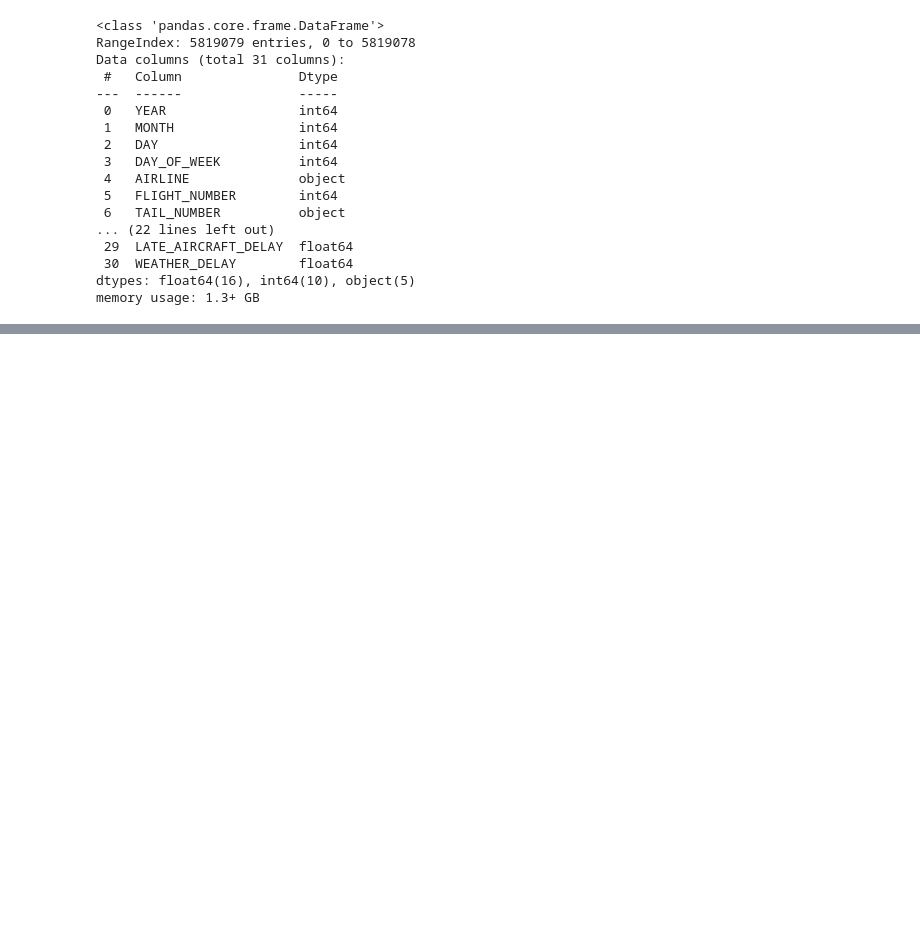
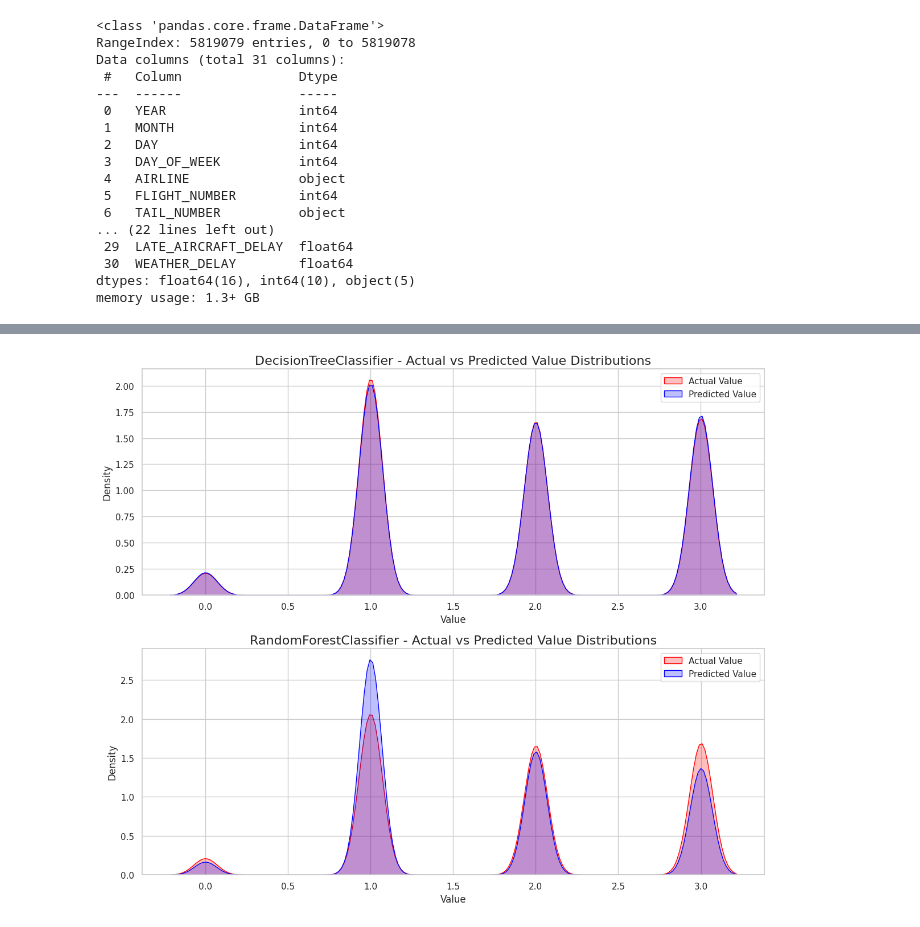
Before and after one commit to SavinduWickr/Flight_Price-Delay_Prediction, a Jupyter notebook: Delay_prediction/Models-Delay.ipynb, the cells around one changed output, grey strips where cells are left out. Saved outputs shown, nothing was run; the diff lists cells and outputs as text; code cells hidden in the pictures; blank space fills up the shorter version.

```diff
--- a/Delay_prediction/Models-Delay.ipynb
+++ b/Delay_prediction/Models-Delay.ipynb
@@ -285,0 +258,36 @@ Visualizing predictions for Random Forest
+# %%
+import matplotlib.pyplot as plt
+import seaborn as sns
+
+# Create subplots grid to compare all models at once
+num_models = len(model_list)
+fig, axes = plt.subplots(nrows=num_models, figsize=(12, 5 * num_models))  # Create grid with n rows
+
+# If there is only one model, we need to wrap the single axis in a list to handle it the same way
+if num_models == 1:
+    axes = [axes]
+
+# Loop over each model and corresponding axis
+for i, model in enumerate(model_list):
+
+    # Predict on the test set
+    y_pred = model.predict(X_test_scaled)
+
+    # Creating a DataFrame to store actual and predicted values side by side
+    output_df = pd.DataFrame({'Actual_Value': Y_test, 'Predicted_Value': y_pred})
+
+    # Visualize predictions for each model
+    sns.kdeplot(output_df['Actual_Value'], label='Actual Value', color='red', fill=True, ax=axes[i])
+    sns.kdeplot(output_df['Predicted_Value'], label='Predicted Value', color='blue', fill=True, ax=axes[i])
+
+    # Set the title, labels, and legend for each subplot
+    axes[i].set_title(f'{model.__class__.__name__} - Actual vs Predicted Value Distributions', fontsize=16)
+    axes[i].set_xlabel('Value', fontsize=12)
+    axes[i].set_ylabel('Density', fontsize=12)
+    axes[i].legend()
+
+# Adjust the layout to prevent overlap
+plt.tight_layout()
+plt.show()
+# %% [output]
+[figure, added]
```
Also changed, not shown: parts of 6 cells of this notebook, 2 other files.
